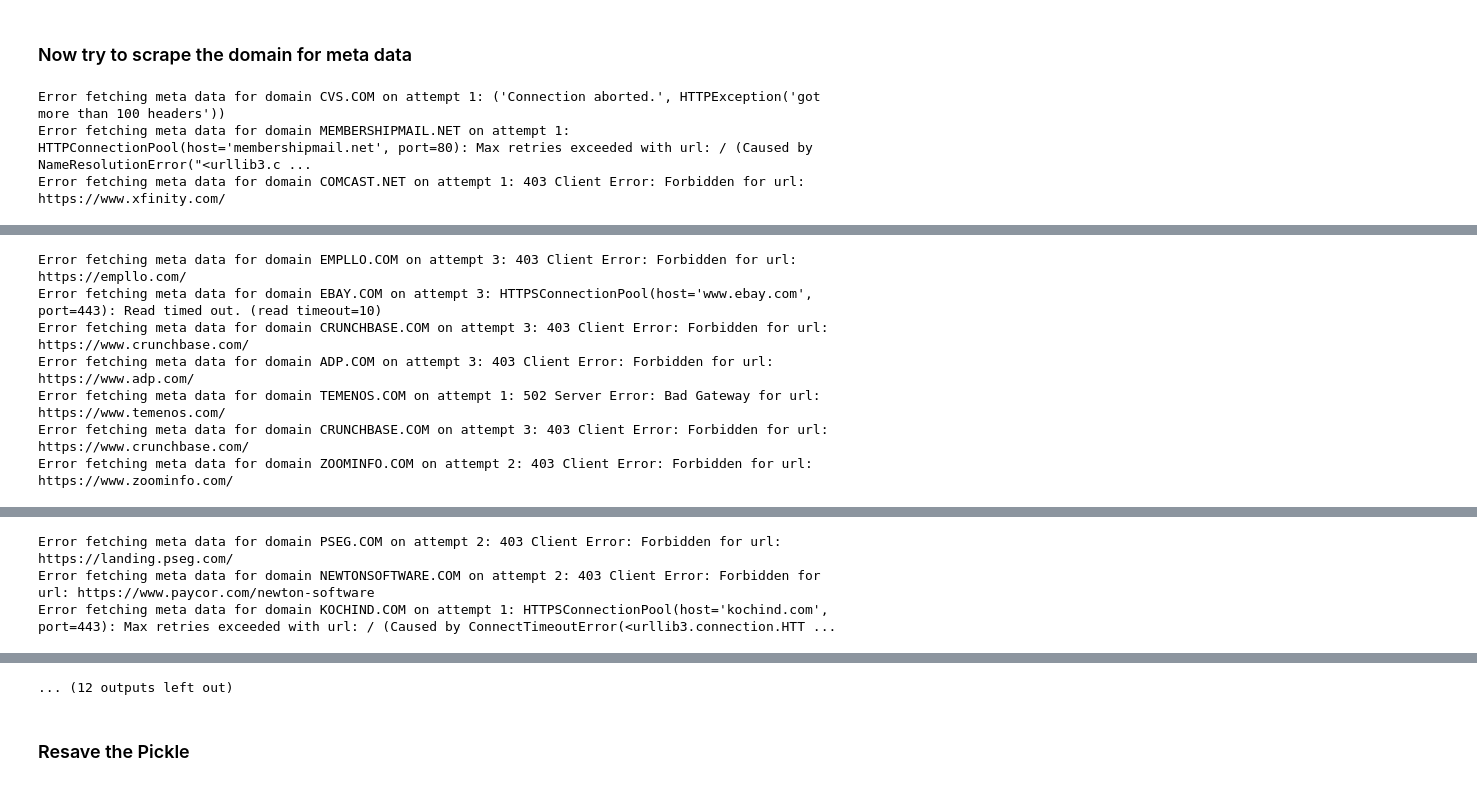
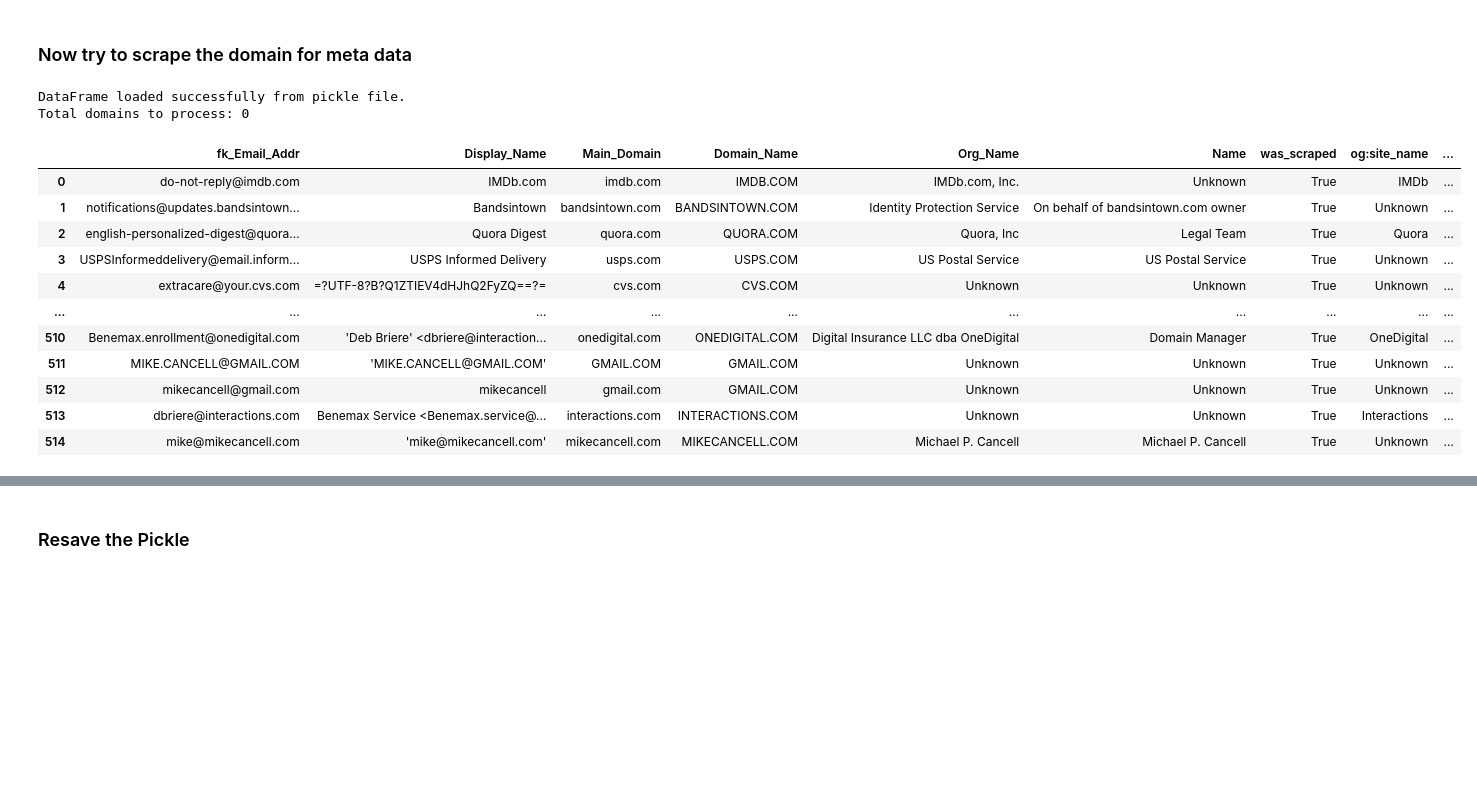
Before and after one commit to mcancell/Py-ETL-Notebook, a Jupyter notebook: Datasets/Emails/Transform/CleanTransform.ipynb, the cells around one changed output, grey strips where cells are left out. Drawn from its saved outputs; the diff is of its cells as text; code cells hidden in the pictures; blank space fills up the shorter version.

```diff
--- a/Datasets/Emails/Transform/CleanTransform.ipynb
+++ b/Datasets/Emails/Transform/CleanTransform.ipynb
@@ -476,6 +528,27 @@ import requests
 from bs4 import BeautifulSoup
 from concurrent.futures import ThreadPoolExecutor
 from tqdm import tqdm
+import pickle
+import os
+
+# Load the existing df_email_addresses_dim DataFrame from the pickle file if it exists
+pickle_path = '../.pickles/df_email_addresses_dim.pkl'
+if os.path.exists(pickle_path):
+    with open(pickle_path, 'rb') as f:
+        df_email_addresses_dim = pickle.load(f)
+    print("DataFrame loaded successfully from pickle file.")
+else:
+    print("Pickle file not found. Please ensure the file exists and try again.")
+
+# Add 'was_scraped' column if it doesn't exist
+if 'was_scraped' not in df_email_addresses_dim.columns:
+    df_email_addresses_dim['was_scraped'] = False
+
+# Add meta data columns if they don't exist
+meta_columns = ['og:site_name', 'og:title', 'og:description', 'og:url', 'og:image']
+for col in meta_columns:
+    if col not in df_email_addresses_dim.columns:
+        df_email_addresses_dim[col] = 'Unknown'
 
 # Function to get meta tag data with retry logic
 def get_meta_data(domain_name, retries=3, delay=5):
@@ -491,39 +564,69 @@ def get_meta_data(domain_name, retries=3, delay=5):
             url = f"http://{domain_name}"
             headers = {'User-Agent': 'Mozilla/5.0 (Windows NT 10.0; Win64; x64) AppleWebKit/537.36 (KHTML, like Gecko) Chrome/58.0.3029.110 Safari/537.3'}
             response = requests.get(url, headers=headers, timeout=10)
             response.raise_for_status()
             soup = BeautifulSoup(response.text, 'html.parser')
             for tag in meta_data.keys():
                 meta_tag = soup.find('meta', attrs={'name': tag}) or soup.find('meta', attrs={'property': tag})
                 if meta_tag and 'content' in meta_tag.attrs:
                     meta_data[tag] = meta_tag['content']
             return meta_data
         except Exception as e:
             print(f"Error fetching meta data for domain {domain_name} on attempt {attempt + 1}: {e}")
             time.sleep(delay)
     return meta_data
 
+# Filter domains that need meta data (excluding 'Unknown' as valid data and not already scraped)
+domains_to_process = df_email_addresses_dim[
+    (df_email_addresses_dim['was_scraped'] == False)
+]['Main_Domain']
+
+print(f"Total domains to process: {len(domains_to_process)}")
+
 # Function to apply get_meta_data in parallel
 def fetch_meta_data(domains):
     meta_data_list = []
     with ThreadPoolExecutor(max_workers=10) as executor:
-        results = list(tqdm(executor.map(get_meta_data, domains), total=len(domains)))
+        results = list(tqdm(executor.map(get_meta_data, domains), total=len(domains), desc="Fetching meta data"))
     for result in results:
         meta_data_list.append(result)
     return meta_data_list
 
-# Apply the function to the 'Domain_Name' column with progress indicator
-meta_data = fetch_meta_data(df_email_addresses_dim['Domain_Name'])
+# Apply the function to the filtered domains with progress indicator
+meta_data = fetch_meta_data(domains_to_process)
 
 # Convert the list of dictionaries to a DataFrame
-meta_data_df = pd.DataFrame(meta_data)
+meta_data_df = pd.DataFrame(meta_data, index=domains_to_process.index)
 
-# Concatenate the meta data DataFrame with the email addresses dimension DataFrame
-df_email_addresses_dim = pd.concat([df_email_addresses_dim, meta_data_df], axis=1)
+# Update the existing DataFrame with the new meta data
+df_email_addresses_dim.update(meta_data_df)
+
+# Set 'was_scraped' to True for the processed domains
+df_email_addresses_dim.loc[domains_to_process.index, 'was_scraped'] = True
 
 # Display the updated DataFrame
 display(df_email_addresses_dim)
+
+# Save the updated df_email_addresses_dim DataFrame to a pickle file
+with open(pickle_path, 'wb') as f:
+    pickle.dump(df_email_addresses_dim, f)
+
+print("Meta data fetching and processing completed successfully.")
+print(f"Total domains processed: {len(domains_to_process)}")
+print(f"Total domains skipped (already had meta data): {skipped_domains}")
+print(f"Updated DataFrame saved to pickle file: {pickle_path}")
 # %% [output]
-Error fetching meta data for domain CVS.COM on attempt 1: ('Connection aborted.', HTTPException('got more than 100 headers'))
-Error fetching meta data for domain MEMBERSHIPMAIL.NET on attempt 1: HTTPConnectionPool(host='membershipmail.net', port=80): Max retries exceeded with url: / (Caused by NameResolutionError("<urllib3.c ...
-Error fetching meta data for domain COMCAST.NET on attempt 1: 403 Client Error: Forbidden for url: https://www.xfinity.com/
+DataFrame loaded successfully from pickle file.
+Total domains to process: 0
+|  | fk_Email_Addr | Display_Name | Main_Domain | Domain_Name | Org_Name | Name | was_scraped | og:site_name | ... |
+| 0 | do-not-reply@imdb.com | IMDb.com | imdb.com | IMDB.COM | IMDb.com, Inc. | Unknown | True | IMDb | ... |
+| 1 | notifications@updates.bandsintown... | Bandsintown | bandsintown.com | BANDSINTOWN.COM | Identity Protection Service | On behalf of bandsintown.com owner | True | Unknown | ... |
+| 2 | english-personalized-digest@quora... | Quora Digest | quora.com | QUORA.COM | Quora, Inc | Legal Team | True | Quora | ... |
+| 3 | USPSInformeddelivery@email.inform... | USPS Informed Delivery | usps.com | USPS.COM | US Postal Service | US Postal Service | True | Unknown | ... |
+| 4 | extracare@your.cvs.com | =?UTF-8?B?Q1ZTIEV4dHJhQ2FyZQ==?= | cvs.com | CVS.COM | Unknown | Unknown | True | Unknown | ... |
+| ... | ... | ... | ... | ... | ... | ... | ... | ... | ... |
+| 510 | Benemax.enrollment@onedigital.com | 'Deb Briere' <dbriere@interaction... | onedigital.com | ONEDIGITAL.COM | Digital Insurance LLC dba OneDigital | Domain Manager | True | OneDigital | ... |
+| 511 | MIKE.CANCELL@GMAIL.COM | 'MIKE.CANCELL@GMAIL.COM' | GMAIL.COM | GMAIL.COM | Unknown | Unknown | True | Unknown | ... |
+| 512 | mikecancell@gmail.com | mikecancell | gmail.com | GMAIL.COM | Unknown | Unknown | True | Unknown | ... |
+| 513 | dbriere@interactions.com | Benemax Service <Benemax.service@... | interactions.com | INTERACTIONS.COM | Unknown | Unknown | True | Interactions | ... |
+| 514 | mike@mikecancell.com | 'mike@mikecancell.com' | mikecancell.com | MIKECANCELL.COM | Michael P. Cancell | Michael P. Cancell | True | Unknown | ... |
@@ -564,7 +637,0 @@ Error fetching meta data for domain ZOOMINFO.COM on attempt 1: 403 Client Error:
-Error fetching meta data for domain EMPLLO.COM on attempt 3: 403 Client Error: Forbidden for url: https://empllo.com/
-Error fetching meta data for domain EBAY.COM on attempt 3: HTTPSConnectionPool(host='www.ebay.com', port=443): Read timed out. (read timeout=10)
-Error fetching meta data for domain CRUNCHBASE.COM on attempt 3: 403 Client Error: Forbidden for url: https://www.crunchbase.com/
-Error fetching meta data for domain ADP.COM on attempt 3: 403 Client Error: Forbidden for url: https://www.adp.com/
-Error fetching meta data for domain TEMENOS.COM on attempt 1: 502 Server Error: Bad Gateway for url: https://www.temenos.com/
-Error fetching meta data for domain CRUNCHBASE.COM on attempt 3: 403 Client Error: Forbidden for url: https://www.crunchbase.com/
-Error fetching meta data for domain ZOOMINFO.COM on attempt 2: 403 Client Error: Forbidden for url: https://www.zoominfo.com/
@@ -584,3 +637,0 @@ Error fetching meta data for domain OSJL-SEND.COM on attempt 3: HTTPConnectionPo
-Error fetching meta data for domain PSEG.COM on attempt 2: 403 Client Error: Forbidden for url: https://landing.pseg.com/
-Error fetching meta data for domain NEWTONSOFTWARE.COM on attempt 2: 403 Client Error: Forbidden for url: https://www.paycor.com/newton-software
-Error fetching meta data for domain KOCHIND.COM on attempt 1: HTTPSConnectionPool(host='kochind.com', port=443): Max retries exceeded with url: / (Caused by ConnectTimeoutError(<urllib3.connection.HTT ...
@@ -669,4 +638,3 @@ Error fetching meta data for domain ULTIPRO.COM on attempt 3: 403 Client Error:
-... (12 outputs left out)
 # %% [markdown]
 ### Resave the Pickle
 # %%
```
Also changed, not shown: parts of 2 cells of this notebook, 2 other files.
